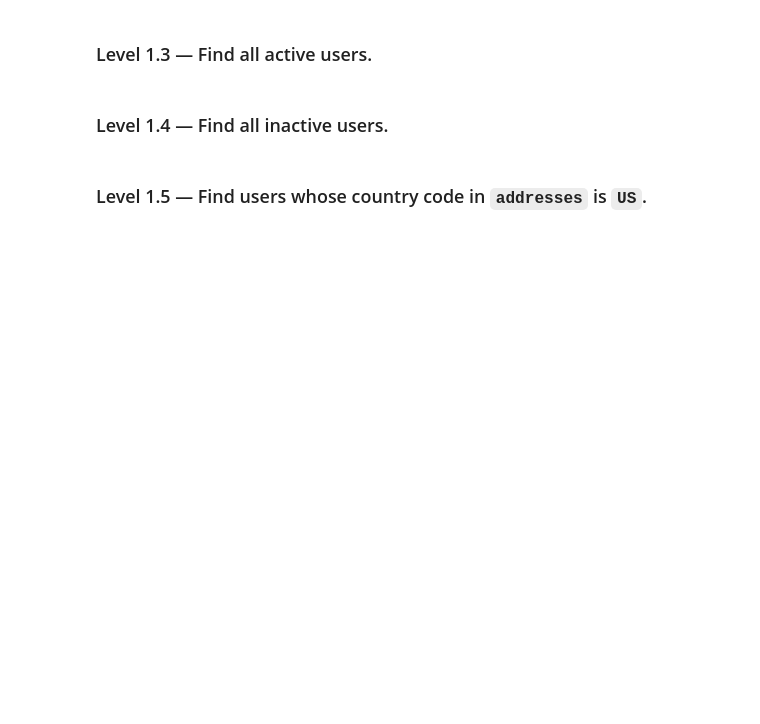
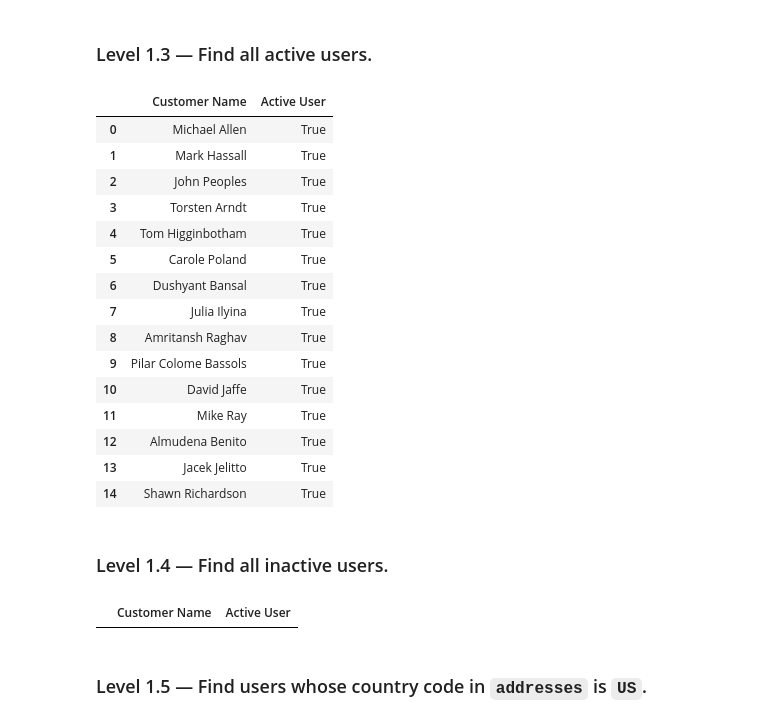
Before and after one commit to Thomasayanfeoluwa/E-Commerce-Analytics-Engineering-System, a Jupyter notebook: notebooks/01_sql_practice.ipynb, the cells around one changed output. Cells and saved outputs as stored; diff of their text form; code cells hidden in the pictures; blank space fills up the shorter version.

```diff
--- a/notebooks/01_sql_practice.ipynb
+++ b/notebooks/01_sql_practice.ipynb
@@ -91,10 +121,42 @@ Complete every question yourself. Put SQL in the cell directly below each questi
 ### Level 1.3 — Find all active users.
 # %%
 # Write your SQL here
+run_sql("""
+    SELECT first_name || ' ' || last_name AS "Customer Name",
+        is_active AS "Active User"
+    FROM users
+    WHERE is_active IS TRUE
+    LIMIT 15;
+""")
+# %% [output]
+|  | Customer Name | Active User |
+| 0 | Michael Allen | True |
+| 1 | Mark Hassall | True |
+| 2 | John Peoples | True |
+| 3 | Torsten Arndt | True |
+| 4 | Tom Higginbotham | True |
+| 5 | Carole Poland | True |
+| 6 | Dushyant Bansal | True |
+| 7 | Julia Ilyina | True |
+| 8 | Amritansh Raghav | True |
+| 9 | Pilar Colome Bassols | True |
+| 10 | David Jaffe | True |
+| 11 | Mike Ray | True |
+| 12 | Almudena Benito | True |
+| 13 | Jacek Jelitto | True |
+| 14 | Shawn Richardson | True |
 # %% [markdown]
 ### Level 1.4 — Find all inactive users.
 # %%
 # Write your SQL here
+run_sql("""
+    SELECT first_name || ' ' || last_name AS "Customer Name",
+        is_active AS "Active User"
+    FROM users
+    WHERE is_active = False;
+""")
+# %% [output]
+|  | Customer Name | Active User |
 # %% [markdown]
 ### Level 1.5 — Find users whose country code in `addresses` is `US`.
 # %%
```
Also changed, not shown: parts of 3 cells of this notebook, 2 other files.
